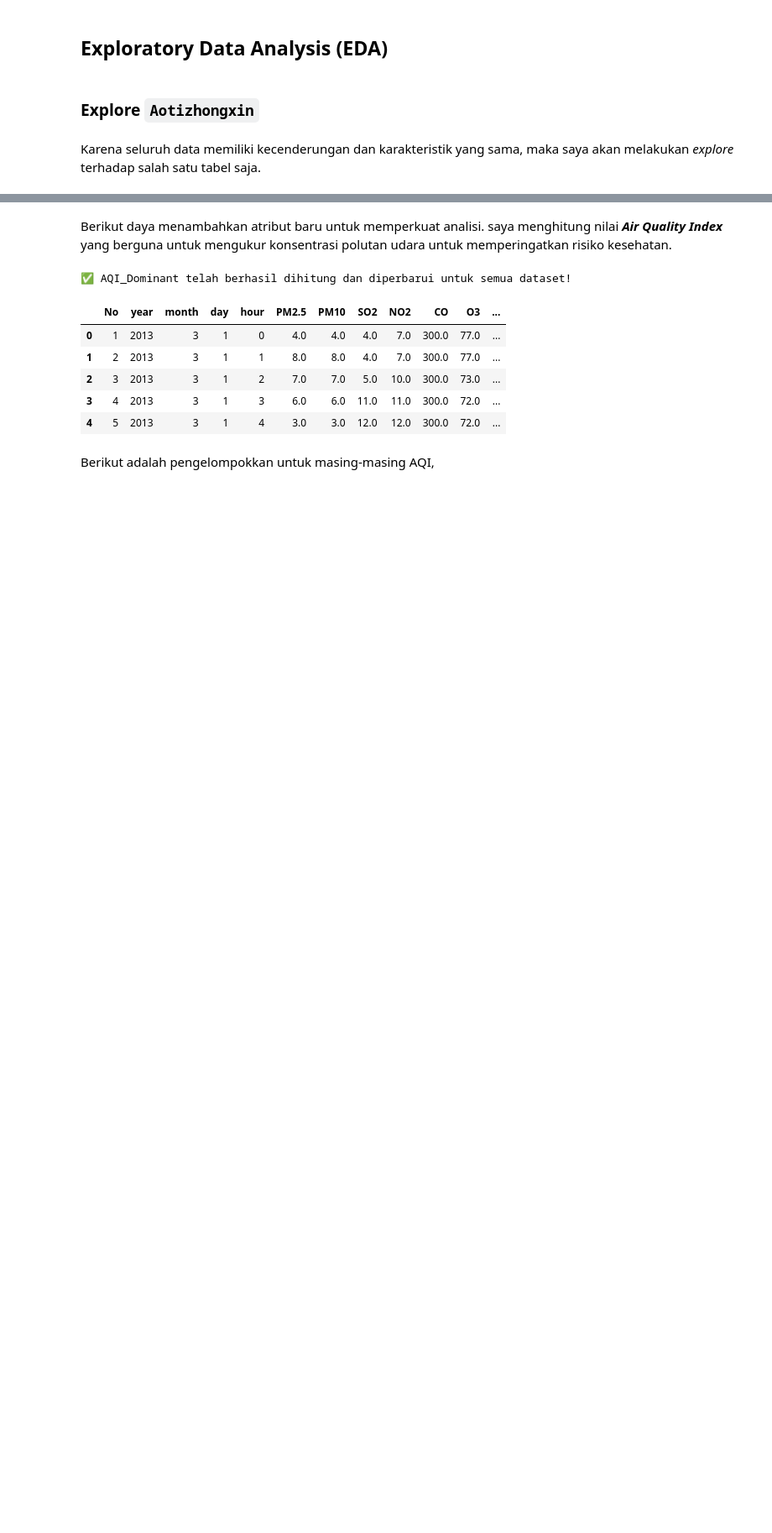
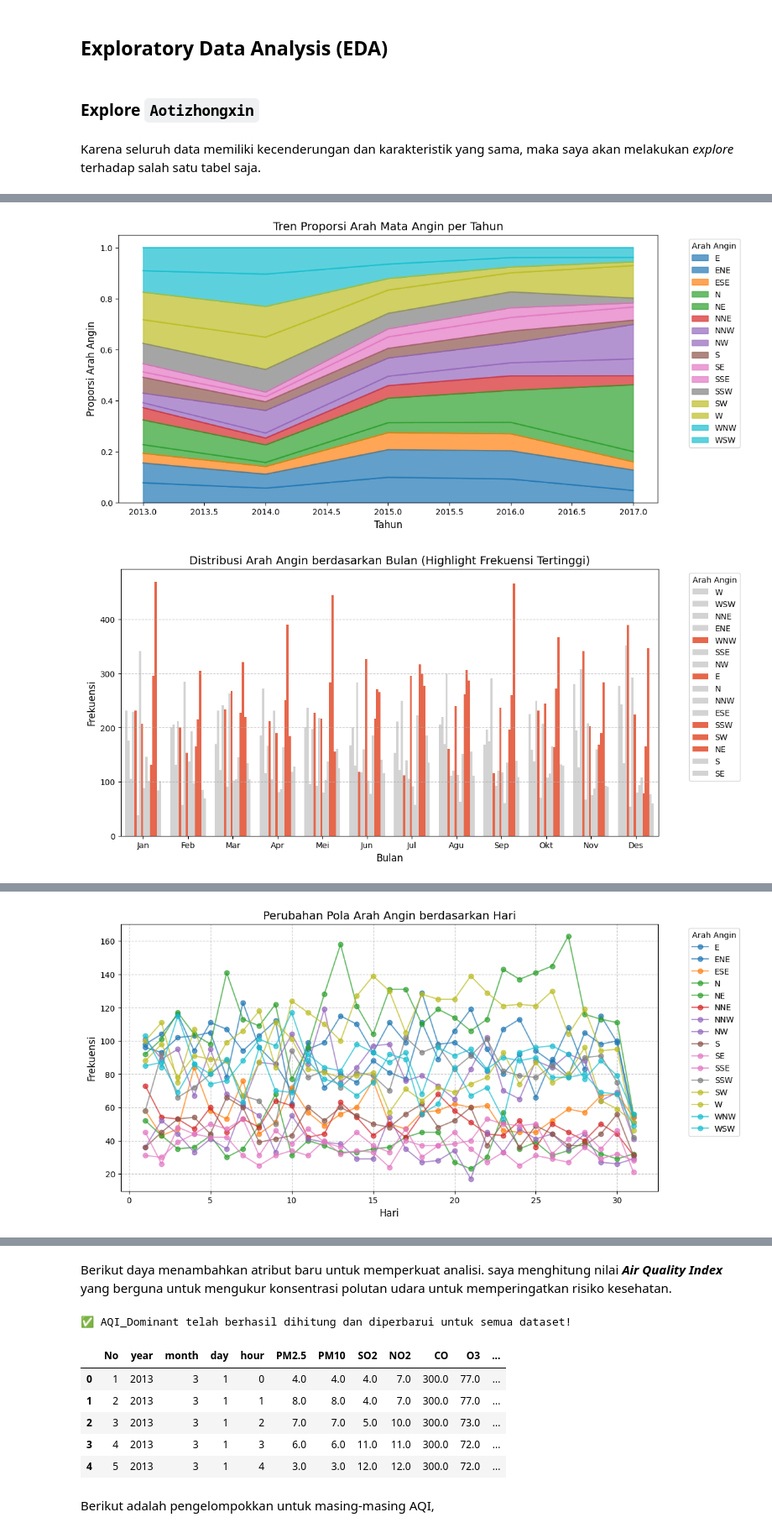
Before and after one commit to jijiau/Dicoding-Analisis-Data, a Jupyter notebook: notebook.ipynb, the cells around one changed output, grey strips where cells are left out. Shown at 84% size. Drawn from its saved outputs; the diff is of its cells as text; code cells hidden in the pictures; blank space fills up the shorter version.

```diff
--- a/notebook.ipynb
+++ b/notebook.ipynb
@@ -407,0 +469,62 @@ Aotizhongxin.describe(include="all")
+# %%
+import pandas as pd
+import matplotlib.pyplot as plt
+import seaborn as sns
+
+# Konversi waktu jika belum berbentuk datetime
+df["datetime"] = pd.to_datetime(df[["year", "month", "day", "hour"]])
+
+# 1. **Stacked Area Chart**: Melihat perubahan distribusi arah angin per tahun
+wd_yearly = df.groupby(["year", "wd"]).size().unstack().fillna(0)
+wd_yearly_ratio = wd_yearly.div(wd_yearly.sum(axis=1), axis=0)  # Konversi ke rasio
+
+wd_yearly_ratio.plot(kind="area", stacked=True, figsize=(12, 6), colormap="tab10", alpha=0.7)
+plt.title("Tren Proporsi Arah Mata Angin per Tahun", fontsize=14)
+plt.xlabel("Tahun", fontsize=12)
+plt.ylabel("Proporsi Arah Angin", fontsize=12)
+plt.legend(title="Arah Angin", bbox_to_anchor=(1.05, 1), loc="upper left")
+plt.show()
+
+# 2. **Bar Chart**: Distribusi arah angin berdasarkan bulan
+wd_monthly = df.groupby(["month", "wd"]).size().reset_index(name="count")
+max_wd_per_month = wd_monthly.loc[wd_monthly.groupby("month")["count"].idxmax()]
+palette = {wd: "#D3D3D3" for wd in df["wd"].unique()}
+
+highlight_color = "#FF5733"  # Warna untuk highlight
+for _, row in max_wd_per_month.iterrows():
+    palette[row["wd"]] = highlight_color
+
+plt.figure(figsize=(12, 6))
+sns.countplot(data=df, x="month", hue="wd", palette=palette)
+
+plt.title("Distribusi Arah Angin berdasarkan Bulan (Highlight Frekuensi Tertinggi)", fontsize=14)
+plt.xlabel("Bulan", fontsize=12)
+plt.ylabel("Frekuensi", fontsize=12)
+plt.legend(title="Arah Angin", bbox_to_anchor=(1.05, 1), loc="upper left")
+plt.xticks(range(12), ["Jan", "Feb", "Mar", "Apr", "Mei", "Jun", "Jul", "Agu", "Sep", "Okt", "Nov", "Des"])
+plt.grid(axis="y", linestyle="--", alpha=0.7)
+
+plt.show()
+
+# 3. **Heatmap**: Intensitas arah angin terhadap waktu (jam vs bulan)
+wd_hourly = df.groupby(["hour", "wd"]).size().unstack().fillna(0)
+plt.figure(figsize=(12, 6))
+sns.heatmap(wd_hourly, cmap="coolwarm", linewidths=0.5)
+plt.title("Frekuensi Arah Angin terhadap Jam", fontsize=14)
+plt.xlabel("Arah Angin", fontsize=12)
+plt.ylabel("Jam", fontsize=12)
+plt.show()
+
+# 4. **Line Chart**: Tren arah angin sepanjang hari
+wd_daily = df.groupby(["day", "wd"]).size().unstack().fillna(0)
+
+wd_daily.plot(kind="line", figsize=(12, 6), colormap="tab10", marker="o", alpha=0.7)
+plt.title("Perubahan Pola Arah Angin berdasarkan Hari", fontsize=14)
+plt.xlabel("Hari", fontsize=12)
+plt.ylabel("Frekuensi", fontsize=12)
+plt.legend(title="Arah Angin", bbox_to_anchor=(1.05, 1), loc="upper left")
+plt.grid(True, linestyle="--", alpha=0.7)
+plt.show()
+# %% [output]
+[figure, added]
+[figure, added]
@@ -407,0 +532 @@ Aotizhongxin.describe(include="all")
+[figure, added]
```
Also changed, not shown: parts of 15 cells of this notebook, 1 other file.
